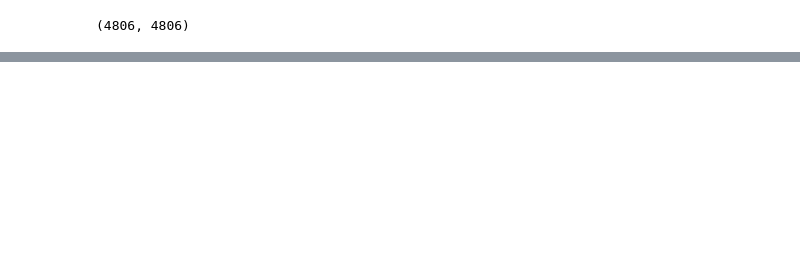
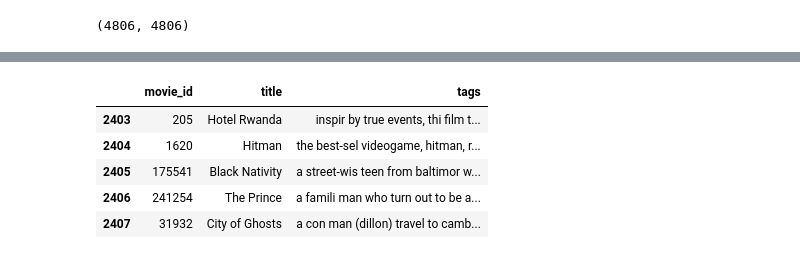
Before and after one commit to sparkyatom/app_recomeendation_movie, a Jupyter notebook: content_recomender.ipynb, the cells around one changed output, grey strips where cells are left out. Cells and saved outputs as stored; diff of their text form; code cells hidden in the pictures; blank space fills up the shorter version.

```diff
--- a/content_recomender.ipynb
+++ b/content_recomender.ipynb
@@ -372,0 +472,9 @@ pickle.dump(similarity,open('similarity.pkl','wb'))
+# %%
+df_2.head()
+# %% [output]
+|  | movie_id | title | tags |
+| 2403 | 205 | Hotel Rwanda | inspir by true events, thi film t... |
+| 2404 | 1620 | Hitman | the best-sel videogame, hitman, r... |
+| 2405 | 175541 | Black Nativity | a street-wis teen from baltimor w... |
+| 2406 | 241254 | The Prince | a famili man who turn out to be a... |
+| 2407 | 31932 | City of Ghosts | a con man (dillon) travel to camb... |
```
Also changed, not shown: parts of 28 cells of this notebook, 7 other files.
